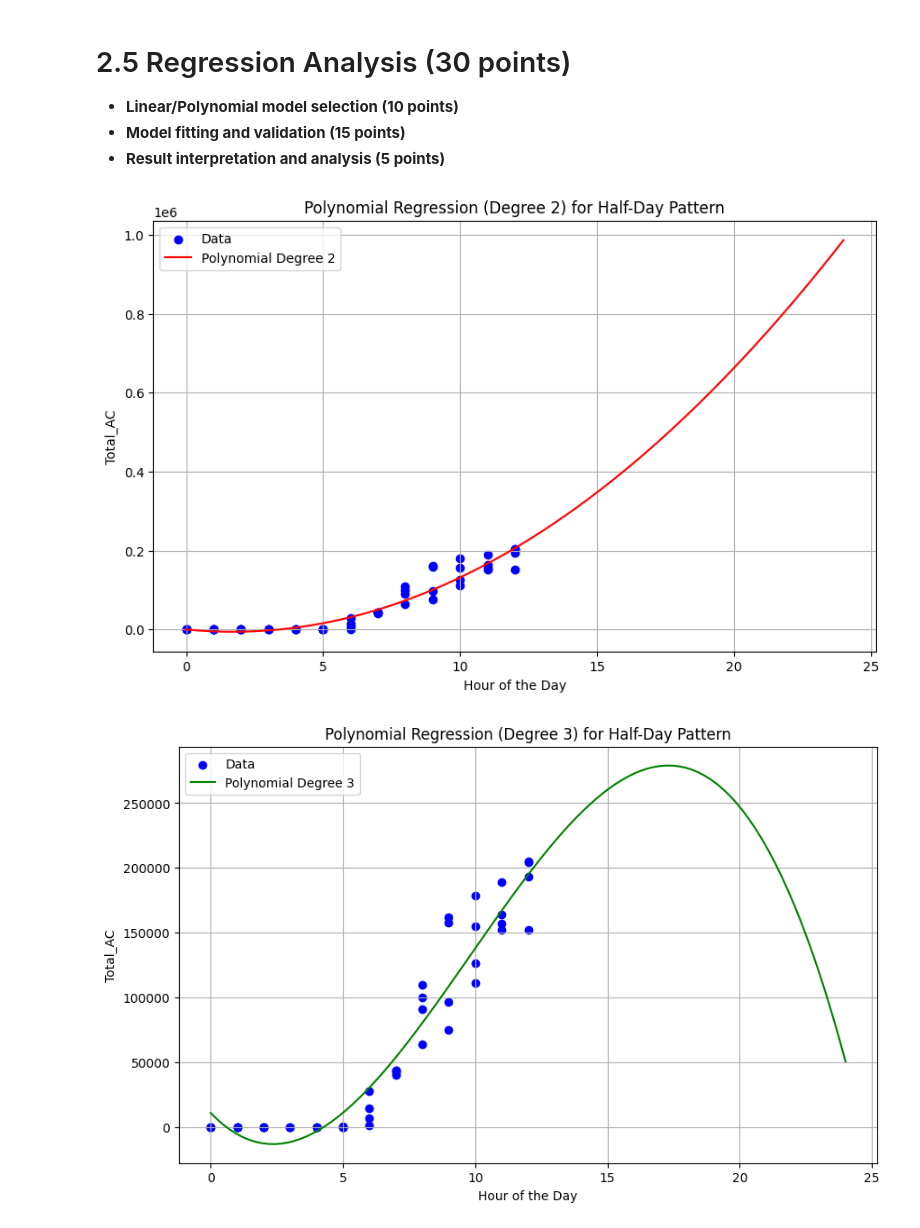
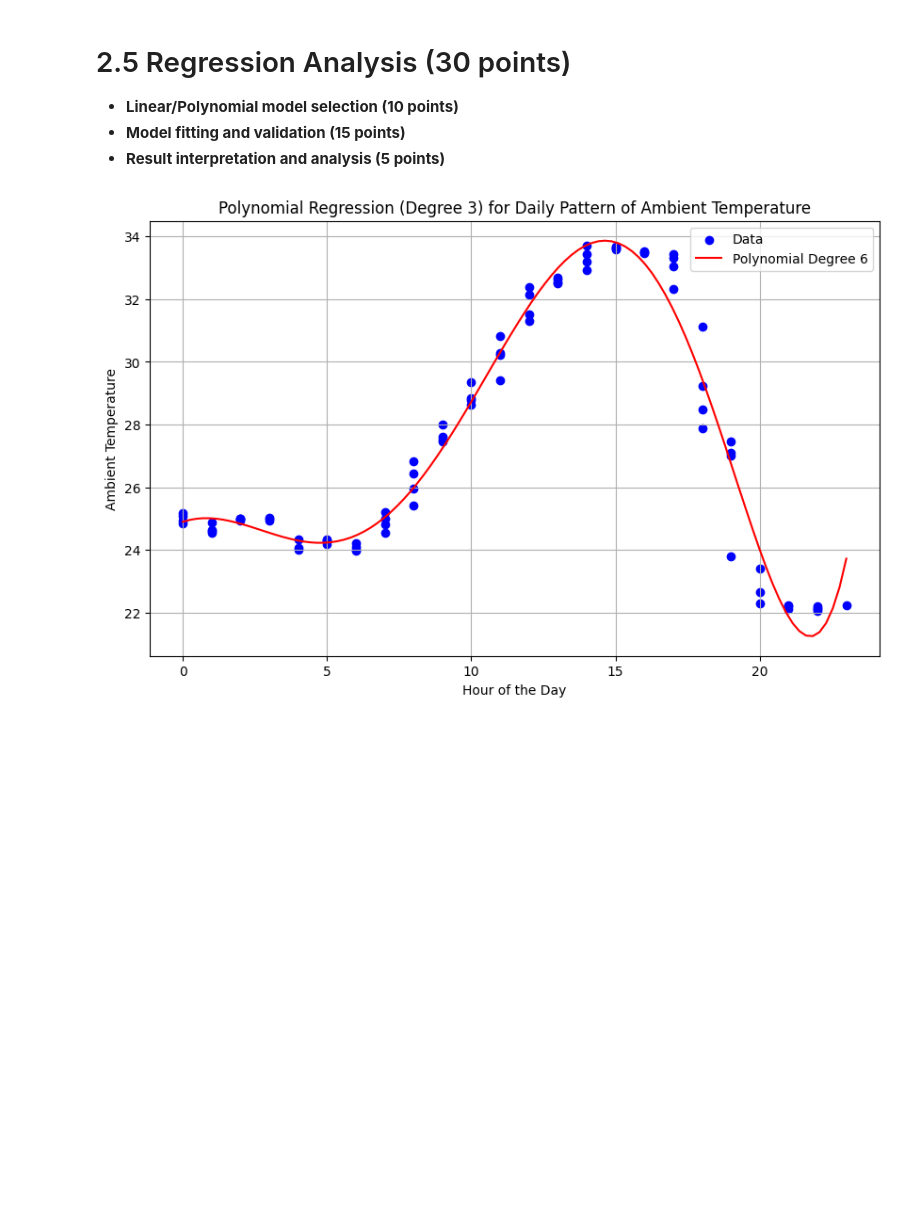
Before and after one commit to FelberPeter/Assigment-4, a Jupyter notebook: processing.ipynb, the cells around one changed output. Drawn from its saved outputs; the diff is of its cells as text; code cells hidden in the pictures; blank space fills up the shorter version.

```diff
--- a/processing.ipynb
+++ b/processing.ipynb
@@ -284,62 +284,38 @@ Expected std (σ/√n): 2651.404
 - **Result interpretation and analysis (5 points)**
 # %%
 # Linear/Polynomial model selection
-
 # Prepare the data
 # Convert DATE_TIME to datetime format
 df_summed['DATE_TIME'] = pd.to_datetime(df_summed['DATE_TIME'])
 
 # Extract useful features from DATE_TIME
 df_summed['Hour'] = df_summed['DATE_TIME'].dt.hour
 
 # Filter data for a specific day (e.g., the first day in the dataset)
 specific_day = df_summed[df_summed['DATE_TIME'].dt.date == df_summed['DATE_TIME'].dt.date.iloc[0]]
 
-# Filter data to include only one half of the sinusoidal pattern (e.g., morning hours)
-half_day = specific_day[specific_day['Hour'] <= 12]
+# Prepare the features and target variable
+X = specific_day[['Hour']]
+y = specific_day['AMBIENT_TEMPERATURE']
 
-# Prepare the features and target variable
-X = half_day[['Hour']]
-y = half_day['Total_AC']
-
-# Fit a polynomial regression model of degree 2
-degree = 2
+# Fit a polynomial regression model of degree 6
+degree = 6
 poly_model = make_pipeline(PolynomialFeatures(degree), LinearRegression())
 poly_model.fit(X, y)
 
 # Generate predictions
-X_fit = np.linspace(0, 24, 100).reshape(-1, 1)  # Generate 100 points from 0 to 12 hours
+X_fit = np.linspace(0, 23, 100).reshape(-1, 1)  # Generate 100 points from 0 to 23 hours
 y_fit = poly_model.predict(X_fit)
 
 # Plot the results
 plt.figure(figsize=(10, 6))
 plt.scatter(X, y, label='Data', color='blue')
 plt.plot(X_fit, y_fit, label=f'Polynomial Degree {degree}', color='red')
 plt.xlabel('Hour of the Day')
-plt.ylabel('Total_AC')
-plt.title('Polynomial Regression (Degree 2) for Half-Day Pattern')
+plt.ylabel('Ambient Temperature')
+plt.title('Polynomial Regression (Degree 3) for Daily Pattern of Ambient Temperature')
 plt.legend()
 plt.grid()
 plt.show()
-
-# Fit a polynomial regression model of degree 3
-degree = 3
-poly_model = make_pipeline(PolynomialFeatures(degree), LinearRegression())
-poly_model.fit(X, y)
-
-# Generate predictions
-y_fit = poly_model.predict(X_fit)
-
-# Plot the results
-plt.figure(figsize=(10, 6))
-plt.scatter(X, y, label='Data', color='blue')
-plt.plot(X_fit, y_fit, label=f'Polynomial Degree {degree}', color='green')
-plt.xlabel('Hour of the Day')
-plt.ylabel('Total_AC')
-plt.title('Polynomial Regression (Degree 3) for Half-Day Pattern')
-plt.legend()
-plt.grid()
-plt.show()
 # %% [output]
-[figure, old version]
+[figure, new version]
-[figure, removed]
```
